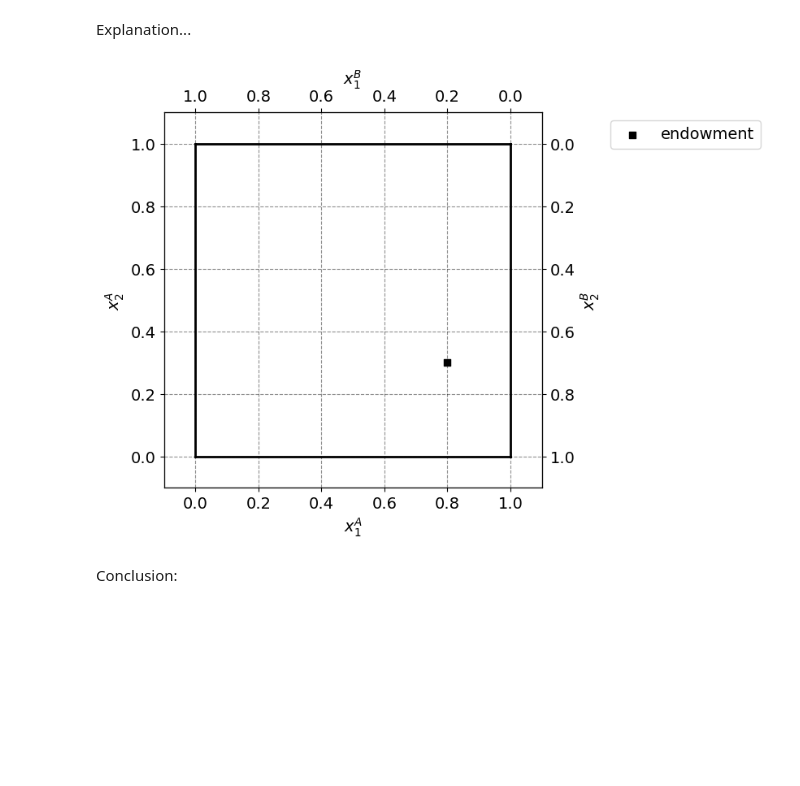
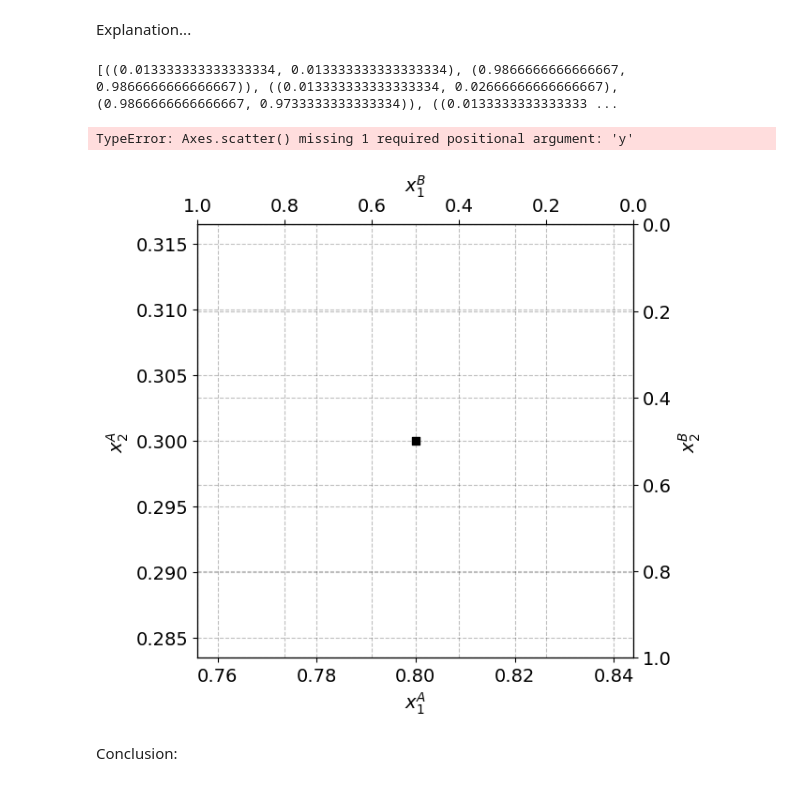
Before and after one commit to NumEconCopenhagen/projects-2024-emil-og-simon, a Jupyter notebook: inauguralproject/inauguralproject.ipynb, the cells around one changed output. Cells and saved outputs as stored; diff of their text form; code cells hidden in the pictures; blank space fills up the shorter version.

```diff
--- a/inauguralproject/inauguralproject.ipynb
+++ b/inauguralproject/inauguralproject.ipynb
@@ -58,12 +61,39 @@ print(b)
 # Question 1
 # %% [markdown]
 Explanation...
+# %%
+model1 = ExchangeEconomyClass()
+
+N = 75
+w1A = 0.8
+w2A = 0.3
+
+w1B = 1 - w1A
+w2B = 1 - w2A
+
+optimal_x1 = []
+optimal_x2 = []
+
+for x1 in x1A = Arange(0,1,N + 1):
+    for x2A in range(0,1,N + 1):
+        x1B = N - x1A
+        x2B = N - x2A
+
+        # Calculate utilities for both consumers
+        uA = model1.utility_A(x1A, x2A)
+        uB = model1.utility_B(x1B, x2B)
+
+        # Check if allocations satisfy the conditions
+        if uA >= model1.utility_A(w1A, w2A) and uB >= model1.utility_B(w1B, w2B):
+            optimal_x1.append(((x1A/N, x2A/N), (x1B/N, x2B/N)))
+
+print(optimal_allocations[0:5])
+# %% [output]
+[((0.013333333333333334, 0.013333333333333334), (0.9866666666666667, 0.9866666666666667)), ((0.013333333333333334, 0.02666666666666667), (0.9866666666666667, 0.9733333333333334)), ((0.0133333333333333 ...
 # %%
-from inauguralproject import ExchangeEconomyClass
+model1 = ExchangeEconomyClass()
 
-model = ExchangeEconomyClass()
-
-par = model.par
+par = model1.par
 
 # a. total endowment
 w1bar = 1.0
@@ -72,34 +102,36 @@ w2bar = 1.0
 # b. figure set up
 fig = plt.figure(frameon=False,figsize=(6,6), dpi=100)
 ax_A = fig.add_subplot(1, 1, 1)
 
 ax_A.set_xlabel("$x_1^A$")
 ax_A.set_ylabel("$x_2^A$")
 
 temp = ax_A.twinx()
 temp.set_ylabel("$x_2^B$")
 ax_B = temp.twiny()
 ax_B.set_xlabel("$x_1^B$")
 ax_B.invert_xaxis()
 ax_B.invert_yaxis()
 
 # A
 ax_A.scatter(par.w1A,par.w2A,marker='s',color='black',label='endowment')
+ax_A.scatter(optimal_allocations,marker='s',color='black',label='endowment')
 
 # limits
 ax_A.plot([0,w1bar],[0,0],lw=2,color='black')
 ax_A.plot([0,w1bar],[w2bar,w2bar],lw=2,color='black')
 ax_A.plot([0,0],[0,w2bar],lw=2,color='black')
 ax_A.plot([w1bar,w1bar],[0,w2bar],lw=2,color='black')
 
 ax_A.set_xlim([-0.1, w1bar + 0.1])
 ax_A.set_ylim([-0.1, w2bar + 0.1])
 ax_B.set_xlim([w1bar + 0.1, -0.1])
 ax_B.set_ylim([w2bar + 0.1, -0.1])
 
 ax_A.legend(frameon=True,loc='upper right',bbox_to_anchor=(1.6,1.0));
 # %% [output]
+TypeError: Axes.scatter() missing 1 required positional argument: 'y'
-[figure, old version]
+[figure, new version]
 # %% [markdown]
 Conclusion:
 # %% [markdown]
```
Also changed, not shown: parts of 1 cell of this notebook.
